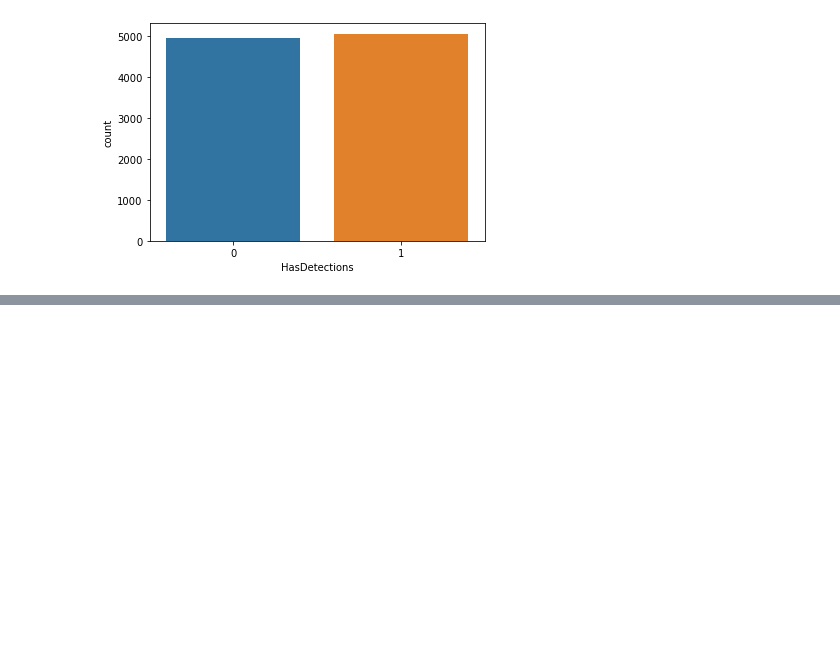
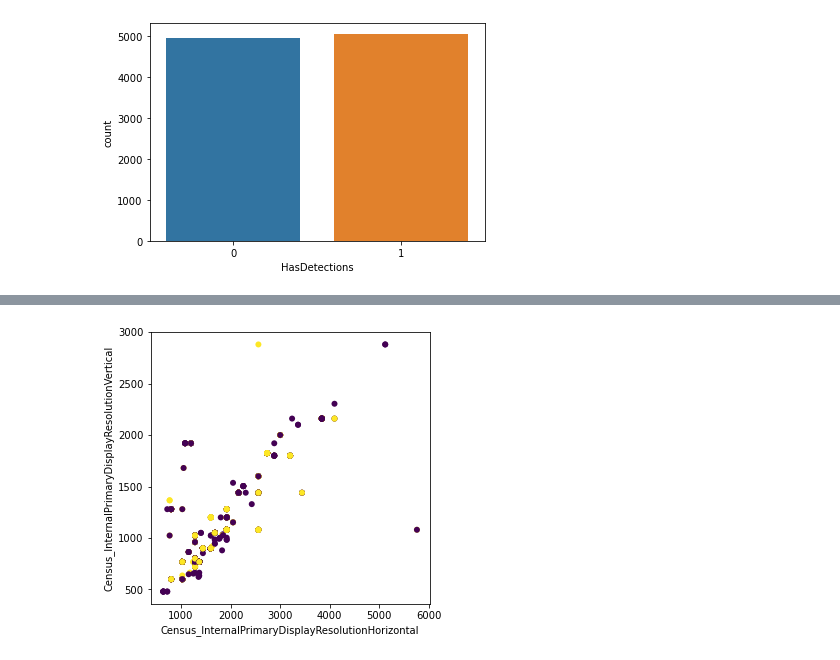
Before and after one commit to Mira224/COMP3115Project, a Jupyter notebook: Project.ipynb, the cells around one changed output, grey strips where cells are left out. Cells and saved outputs as stored; diff of their text form; code cells hidden in the pictures; blank space fills up the shorter version.

```diff
--- a/Project.ipynb
+++ b/Project.ipynb
@@ -203,0 +205,8 @@ sns.countplot(x='HasDetections',data=df)
+# %%
+fig = plt.figure(figsize=(5, 5));
+# 89&
+plt.scatter(dfForMatrix['Census_InternalPrimaryDisplayResolutionHorizontal'].values,dfForMatrix['Census_InternalPrimaryDisplayResolutionVertical'].values,c=dfForMatrix['HasDetections'].values,edgecolor='none')
+plt.xlabel('Census_InternalPrimaryDisplayResolutionHorizontal')
+plt.ylabel('Census_InternalPrimaryDisplayResolutionVertical');
+# %% [output]
+[figure, added]
```
Also changed, not shown: parts of 5 cells of this notebook.
